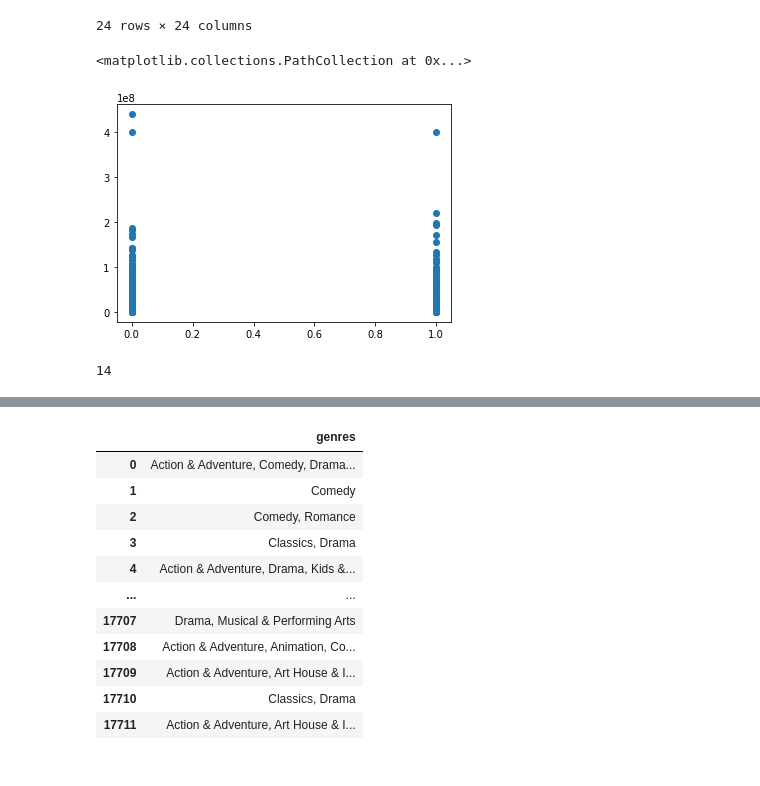
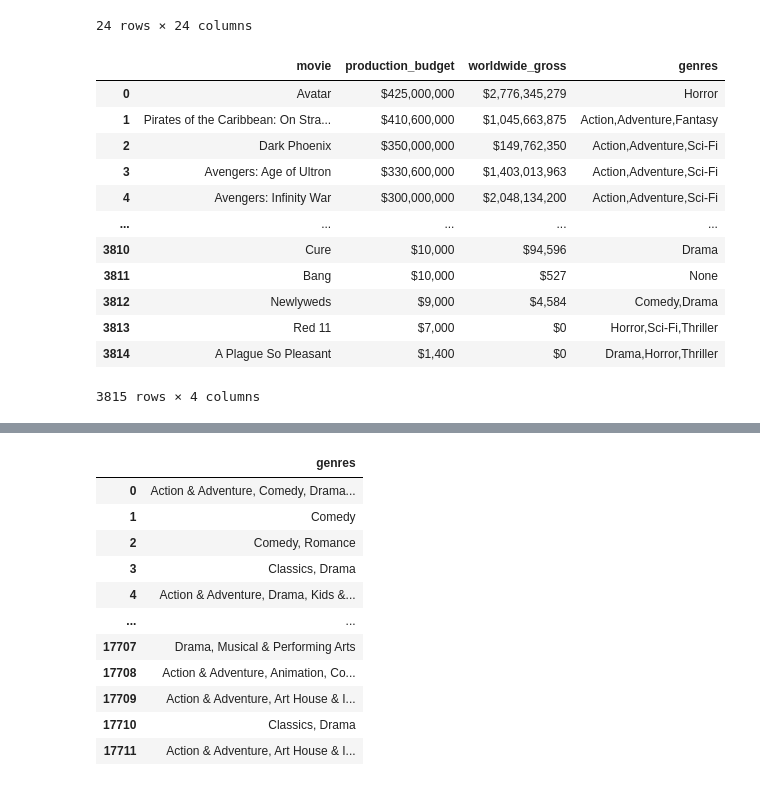
Before and after one commit to krvosen/microsoft_movie_analysis, a Jupyter notebook: create_sql_database.ipynb, the cells around one changed output, grey strips where cells are left out. Saved outputs shown, nothing was run; the diff lists cells and outputs as text; code cells hidden in the pictures.

```diff
--- a/create_sql_database.ipynb
+++ b/create_sql_database.ipynb
@@ -132,12 +132,24 @@ movie_title.corr().sort_values('domestic_gross', ascending=False)
 | Crime | -0.11 | 0.04 | -0.08 | -0.09 | -0.00 | -0.03 | 1.00 | -0.06 | -0.03 | ... |
 | Horror | -0.16 | -0.04 | -0.04 | -0.07 | -0.13 | -0.02 | -0.02 | -0.15 | -0.16 | ... |
 24 rows × 24 columns
-# %%
-plt.scatter(movie_title.Adventure, movie_title.domestic_gross)#If genre is equal to 1 append to a list
-# %% [output]
-<matplotlib.collections.PathCollection at 0x...>
-[figure, removed]
-# %%
-(movie_title.Musical == 1).sum(axis=0)
-# %% [output]
-14
+# %%
+production_gross = pd.read_sql ('''SELECT movie, production_budget, worldwide_gross, genres
+                                    FROM tn_movie_budgets
+                                    JOIN imdb_title_basics
+                                    ON movie=primary_title
+                                ''',conn)
+production_gross
+# %% [output]
+|  | movie | production_budget | worldwide_gross | genres |
+| 0 | Avatar | $425,000,000 | $2,776,345,279 | Horror |
+| 1 | Pirates of the Caribbean: On Stra... | $410,600,000 | $1,045,663,875 | Action,Adventure,Fantasy |
+| 2 | Dark Phoenix | $350,000,000 | $149,762,350 | Action,Adventure,Sci-Fi |
+| 3 | Avengers: Age of Ultron | $330,600,000 | $1,403,013,963 | Action,Adventure,Sci-Fi |
+| 4 | Avengers: Infinity War | $300,000,000 | $2,048,134,200 | Action,Adventure,Sci-Fi |
+| ... | ... | ... | ... | ... |
+| 3810 | Cure | $10,000 | $94,596 | Drama |
+| 3811 | Bang | $10,000 | $527 | None |
+| 3812 | Newlyweds | $9,000 | $4,584 | Comedy,Drama |
+| 3813 | Red 11 | $7,000 | $0 | Horror,Sci-Fi,Thriller |
+| 3814 | A Plague So Pleasant | $1,400 | $0 | Drama,Horror,Thriller |
+3815 rows × 4 columns
```
Also changed, not shown: parts of 9 cells of this notebook.
